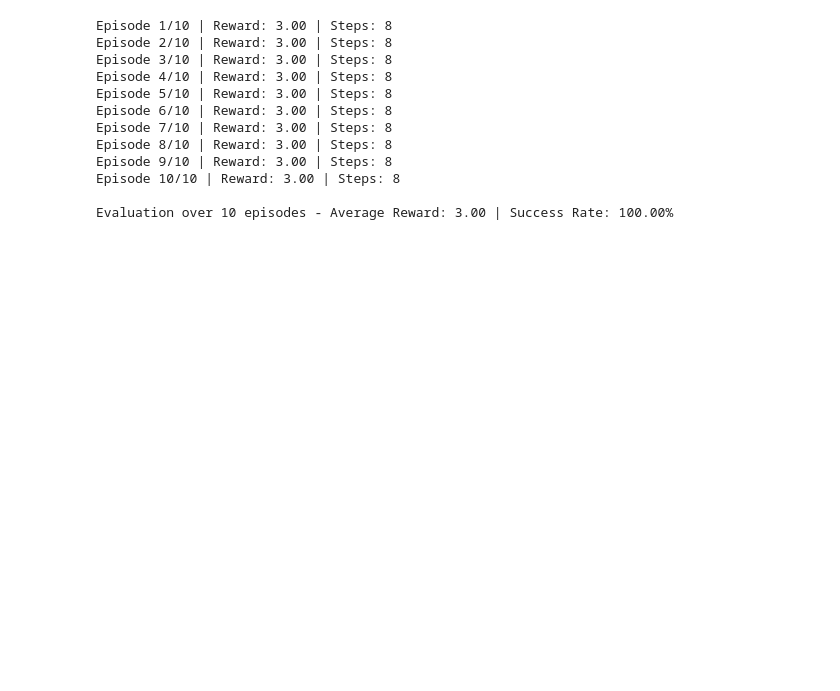
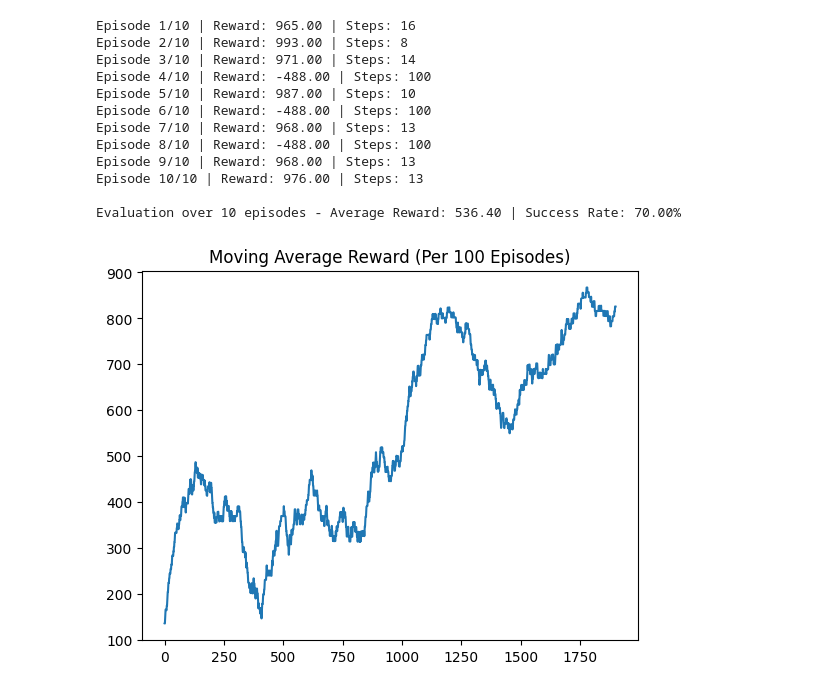
Before and after one commit to andmrqzv/Q_Learning, a Jupyter notebook: DQN.ipynb, the cells around one changed output. Cells and saved outputs as stored; diff of their text form; code cells hidden in the pictures; blank space fills up the shorter version.

```diff
--- a/DQN.ipynb
+++ b/DQN.ipynb
@@ -150,7 +165,4 @@ class DQNAgent:
 # %%
-import os
-import time
-
 def train_dqn(env, agent, episodes=500, max_steps=100, log_interval=100):
     rewards = []
     steps_list = []
@@ -164,6 +176,7 @@ def train_dqn(env, agent, episodes=500, max_steps=100, log_interval=100):
         for step in range(max_steps):
             action = agent.get_action(state)                         # Get action
             next_state, reward, done, _ = env.step(action)           # Take step
+            #reward = np.clip(reward, -1, 1)                          # clip reward
             next_state = np.array(next_state)
             agent.update(state, action, reward, next_state, done)    # Update state
 
@@ -179,6 +192,14 @@ def train_dqn(env, agent, episodes=500, max_steps=100, log_interval=100):
         total_reward_accumulated += total_reward
         steps_list.append(step + 1)
 
+        # Decay exploration rate
+        if agent.epsilon > agent.epsilon_min:
+            agent.epsilon *= agent.epsilon_decay
+
+        # Update target network every 10 episodes
+        if episode % 10 == 0:
+            agent.update_target_network()
+
         if episode % log_interval == 0:
             avg_reward = np.mean(rewards[-log_interval:])
             avg_steps = np.mean(steps_list[-log_interval:])
@@ -205,7 +226,7 @@ def evaluate_dqn(env, agent, episodes=10, max_steps=100):
             state = np.array(next_state)
 
             if done:
-                if reward == 10:  # Assuming reaching goal gives +10
+                if reward > 0:  # Assuming reaching goal gives +10
                     success_count += 1
                 break
 
@@ -223,11 +244,16 @@ import matplotlib.pyplot as plt
 from matplotlib.colors import ListedColormap
 from matplotlib.patches import Patch
 
-def plot_convergence(rewards):
+def plot_reward_rate(rewards):
     # Plot Average Reward per Episode
-    plt.plot(rewards)
+    '''plt.plot(rewards)
     plt.title('Average Reward per Episode')
     plt.xlabel('Episode')
-    plt.ylabel('Average Reward')
+    plt.ylabel('Average Reward')'''
+
+    window = 100
+    moving_avg = [np.mean(rewards[i:i+window]) for i in range(len(rewards)-window)]
+    plt.plot(moving_avg)
+    plt.title('Moving Average Reward (Per 100 Episodes)')
 # %%
 env = GridWorld(grid_size=(5,5), prob_obstacle=0.2)
@@ -253,0 +268,3 @@ Total Reward Accumulated: -4638.
+# %%
+agent = DQNAgent(grid_size=(5,5), gamma=.99, epsilon=1.0, epsilon_min=0.001, epsilon_decay=0.99)
+rewards = train_dqn(env, agent, episodes=2000, max_steps=25, log_interval=100)
@@ -254,15 +289,17 @@ Total Reward Accumulated: -4638.
 # %%
 r = evaluate_dqn(env, agent)
+plot_reward_rate(rewards)
 # %% [output]
-Episode 1/10 | Reward: 3.00 | Steps: 8
-Episode 2/10 | Reward: 3.00 | Steps: 8
-Episode 3/10 | Reward: 3.00 | Steps: 8
-Episode 4/10 | Reward: 3.00 | Steps: 8
-Episode 5/10 | Reward: 3.00 | Steps: 8
-Episode 6/10 | Reward: 3.00 | Steps: 8
-Episode 7/10 | Reward: 3.00 | Steps: 8
-Episode 8/10 | Reward: 3.00 | Steps: 8
-Episode 9/10 | Reward: 3.00 | Steps: 8
-Episode 10/10 | Reward: 3.00 | Steps: 8
+Episode 1/10 | Reward: 965.00 | Steps: 16
+Episode 2/10 | Reward: 993.00 | Steps: 8
+Episode 3/10 | Reward: 971.00 | Steps: 14
+Episode 4/10 | Reward: -488.00 | Steps: 100
+Episode 5/10 | Reward: 987.00 | Steps: 10
+Episode 6/10 | Reward: -488.00 | Steps: 100
+Episode 7/10 | Reward: 968.00 | Steps: 13
+Episode 8/10 | Reward: -488.00 | Steps: 100
+Episode 9/10 | Reward: 968.00 | Steps: 13
+Episode 10/10 | Reward: 976.00 | Steps: 13
 
-Evaluation over 10 episodes - Average Reward: 3.00 | Success Rate: 100.00%
+Evaluation over 10 episodes - Average Reward: 536.40 | Success Rate: 70.00%
+[figure, added]
```
Also changed, not shown: parts of 11 cells of this notebook, 1 other file.
